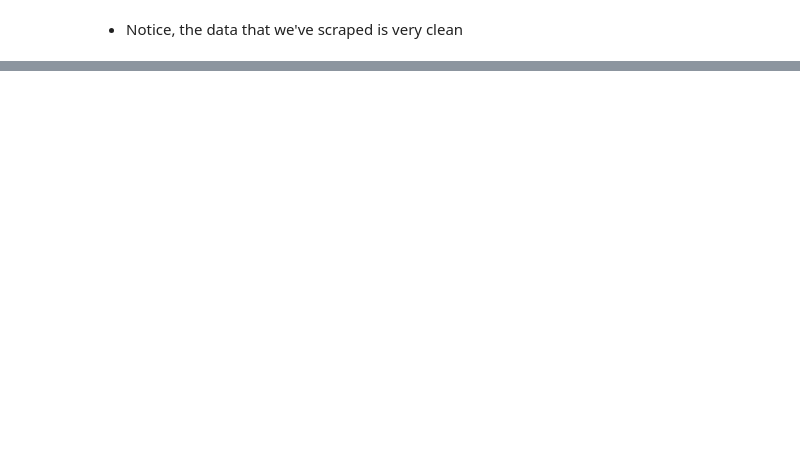
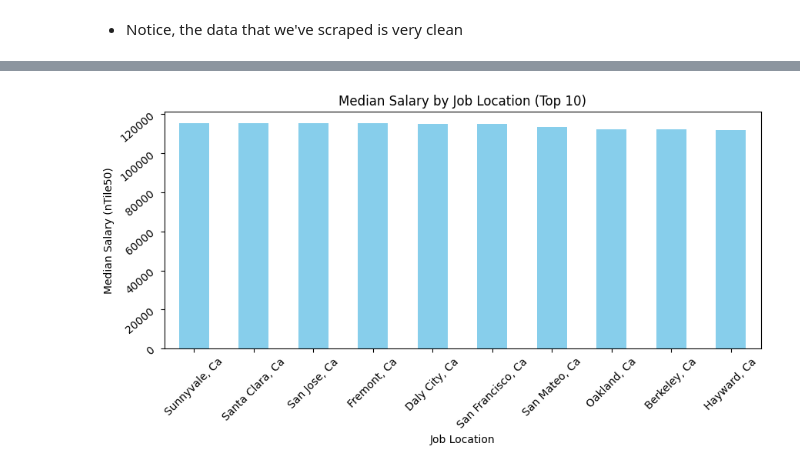
Before and after one commit to mena-bkamel/Salary_Dot_Com_Scraper, a Jupyter notebook: salary.ipynb, the cells around one changed output, grey strips where cells are left out. Cells and saved outputs as stored; diff of their text form; code cells hidden in the pictures; blank space fills up the shorter version.

```diff
--- a/salary.ipynb
+++ b/salary.ipynb
@@ -265,0 +317,15 @@ clean_df.head()
+# %%
+# Grouping
+grouped_data = clean_df.groupby('Job Location')[percentiles].mean().sort_values(by='nTile50', ascending=False)
+
+# Visualizing segmented data
+plt.figure(figsize=(10, 4))
+grouped_data['nTile50'].head(10).plot(kind='bar', color='skyblue')
+plt.title("Median Salary by Job Location (Top 10)")
+plt.xlabel("Job Location")
+plt.ylabel("Median Salary (nTile50)")
+plt.xticks(rotation=45)
+plt.yticks(rotation=40)
+plt.show()
+# %% [output]
+[figure, added]
```
Also changed, not shown: parts of 25 cells of this notebook, 2 other files.
